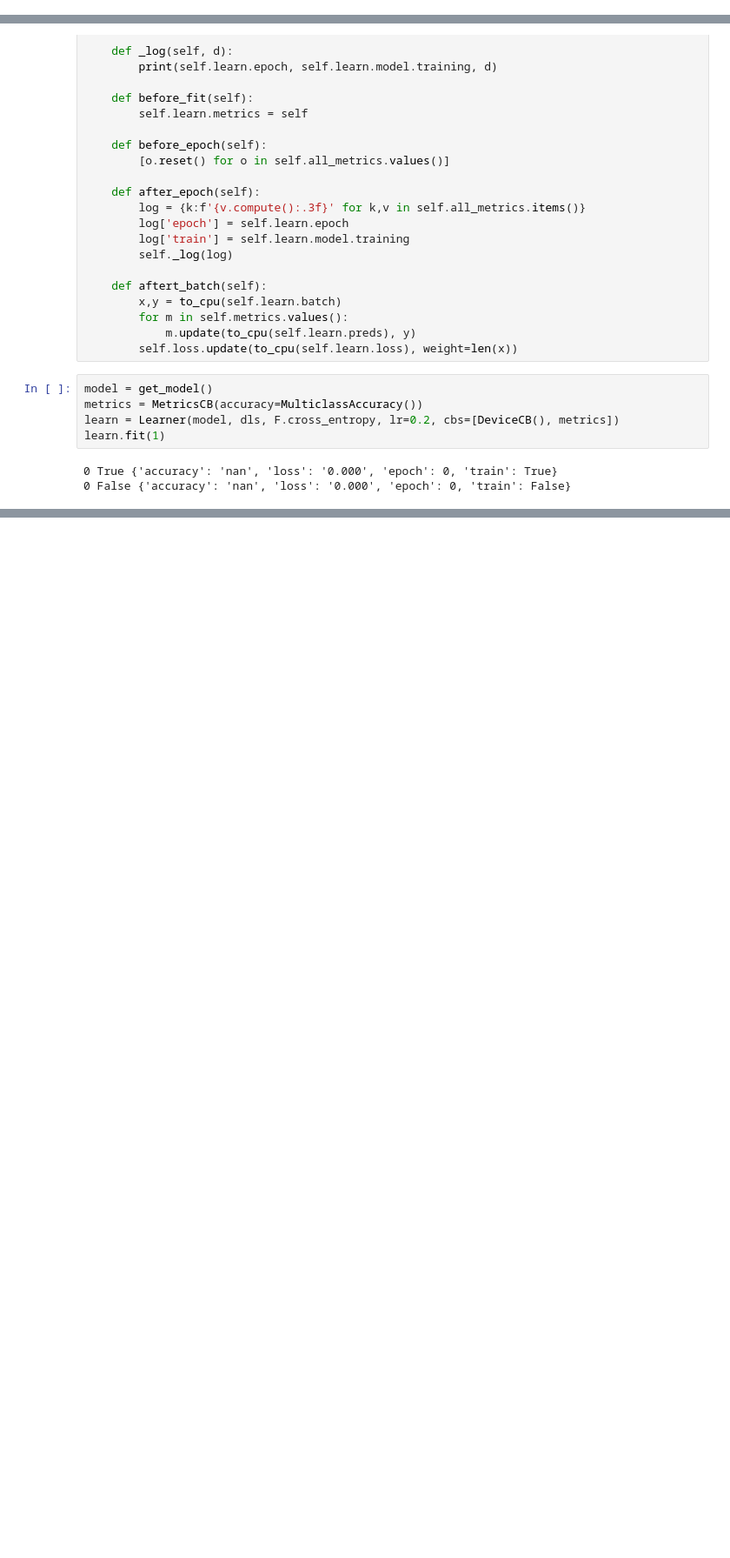
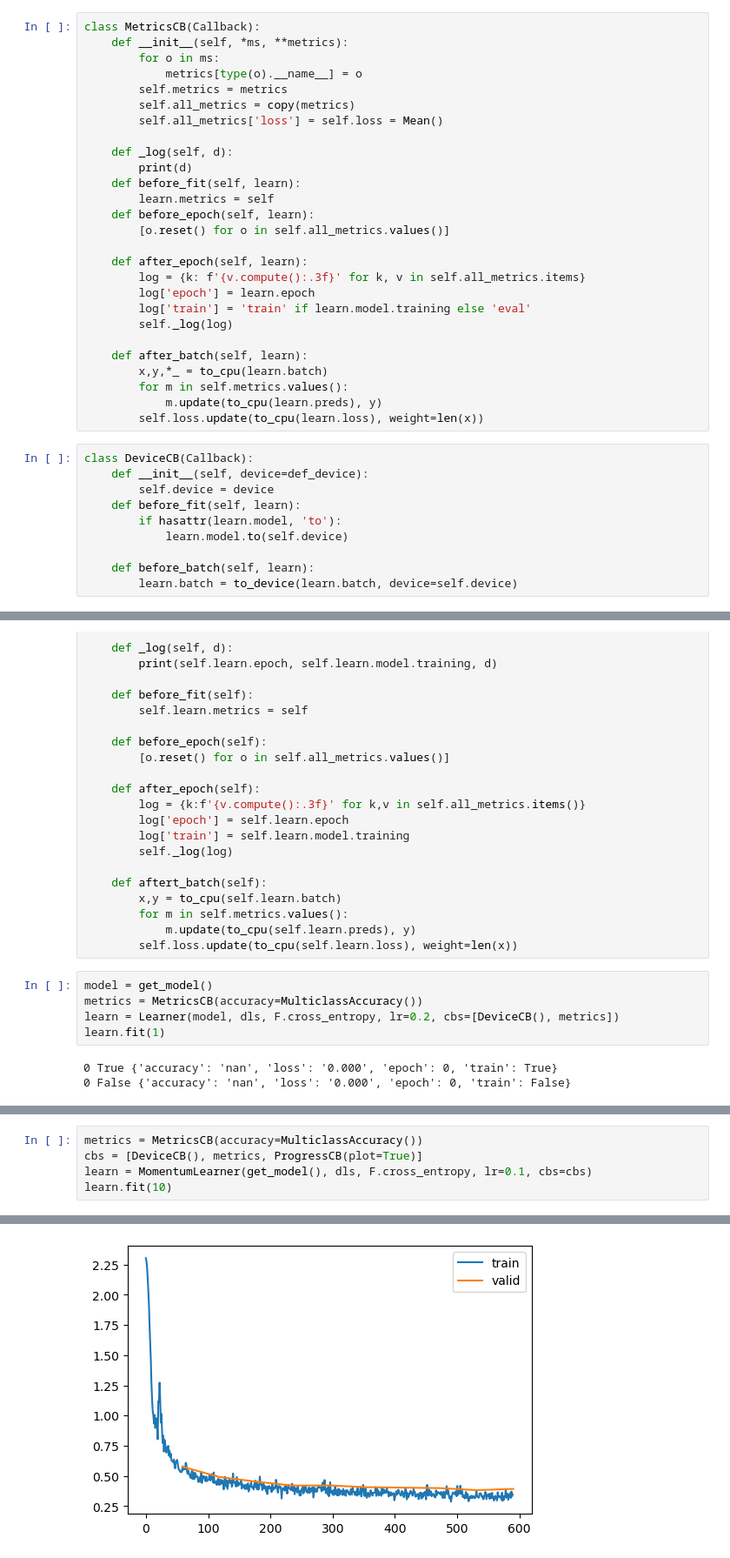
Before and after one commit to 11carlesnavarro/mini-diffusers, a Jupyter notebook: ntbs/09_learner.ipynb, the cells around one changed output, grey strips where cells are left out. Shown at 87% size. Cells and saved outputs as stored; diff of their text form; blank space fills up the shorter version.

Commit message:
finished bloody learner

```diff
--- a/ntbs/09_learner.ipynb
+++ b/ntbs/09_learner.ipynb
@@ -60,0 +87,37 @@ learn.fit(1)
+# %%
+class MetricsCB(Callback):
+    def __init__(self, *ms, **metrics):
+        for o in ms:
+            metrics[type(o).__name__] = o
+        self.metrics = metrics
+        self.all_metrics = copy(metrics)
+        self.all_metrics['loss'] = self.loss = Mean()
+
+    def _log(self, d):
+        print(d)
+    def before_fit(self, learn):
+        learn.metrics = self
+    def before_epoch(self, learn):
+        [o.reset() for o in self.all_metrics.values()]
+
+    def after_epoch(self, learn):
+        log = {k: f'{v.compute():.3f}' for k, v in self.all_metrics.items}
+        log['epoch'] = learn.epoch
+        log['train'] = 'train' if learn.model.training else 'eval'
+        self._log(log)
+
+    def after_batch(self, learn):
+        x,y,*_ = to_cpu(learn.batch)
+        for m in self.metrics.values():
+            m.update(to_cpu(learn.preds), y)
+        self.loss.update(to_cpu(learn.loss), weight=len(x))
+# %%
+class DeviceCB(Callback):
+    def __init__(self, device=def_device):
+        self.device = device
+    def before_fit(self, learn):
+        if hasattr(learn.model, 'to'):
+            learn.model.to(self.device)
+
+    def before_batch(self, learn):
+        learn.batch = to_device(learn.batch, device=self.device)
@@ -155,0 +244,6 @@ learn.fit(1)
+# %%
+metrics = MetricsCB(accuracy=MulticlassAccuracy())
+cbs = [DeviceCB(), metrics, ProgressCB(plot=True)]
+learn = MomentumLearner(get_model(), dls, F.cross_entropy, lr=0.1, cbs=cbs)
+learn.fit(10)
+# %% [output]
@@ -156 +267,2 @@ learn.fit(1)
+[figure, added]
 # %% [markdown]
```
Also changed, not shown: parts of 43 cells of this notebook, 2 other files.
